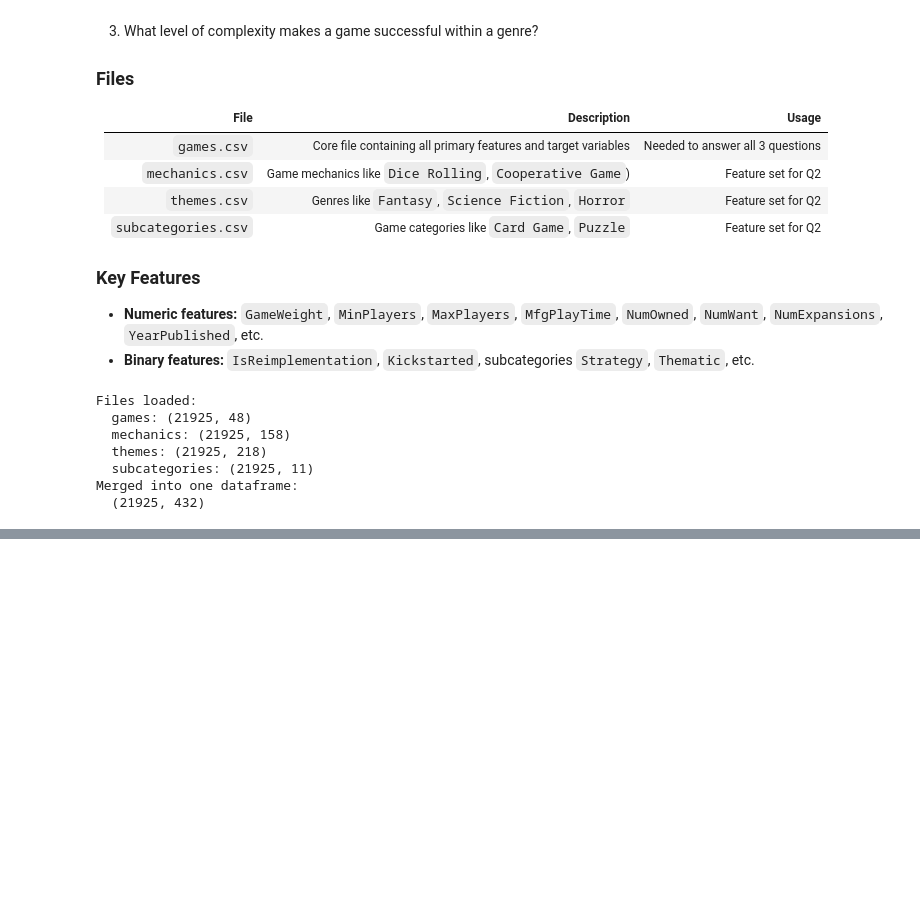
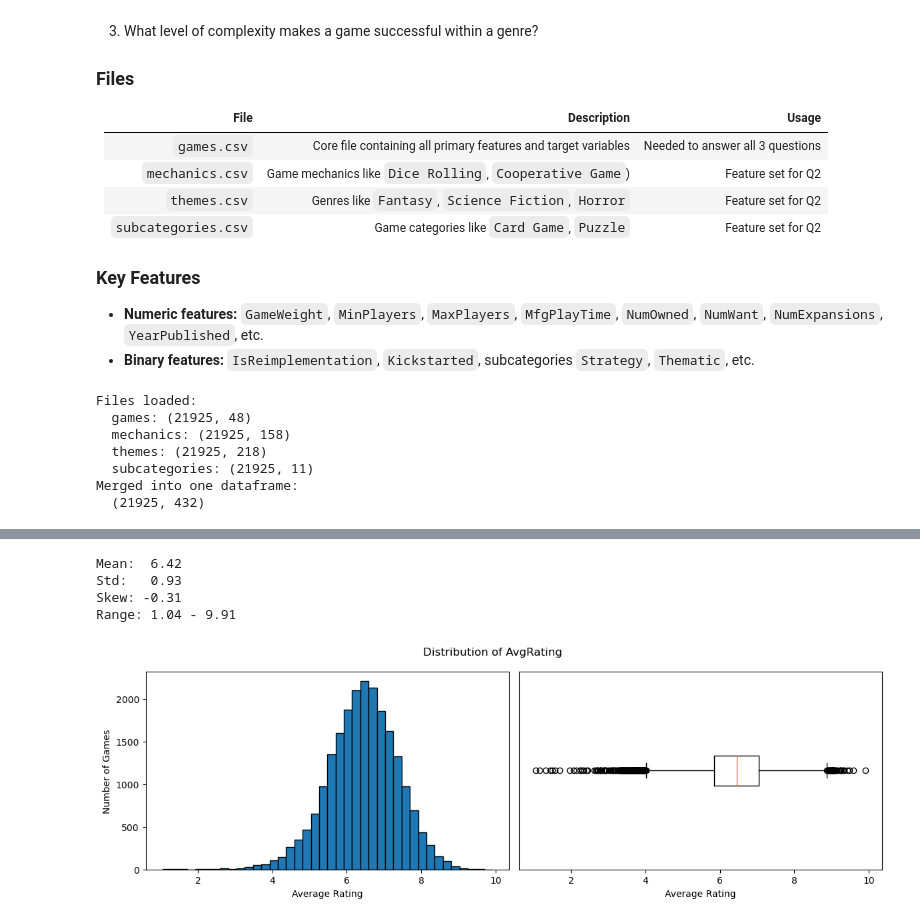
Before and after one commit to lelandweeks/BoardGameGeek-Rating-Analysis, a Jupyter notebook: notebooks/project_eda.ipynb, the cells around one changed output, grey strips where cells are left out. Cells and saved outputs as stored; diff of their text form; code cells hidden in the pictures; blank space fills up the shorter version.

```diff
--- a/notebooks/project_eda.ipynb
+++ b/notebooks/project_eda.ipynb
@@ -49,0 +92,26 @@ Merged into one dataframe:
+# %%
+# target variable
+data = df['AvgRating'].dropna()
+
+print(f'Mean:  {data.mean():.2f}')
+print(f'Std:   {data.std():.2f}')
+print(f'Skew: {data.skew():.2f}')
+print(f'Range: {data.min():.2f} - {data.max():.2f}')
+
+fig, axes = plt.subplots(1, 2, figsize=(12, 4))
+fig.suptitle('Distribution of AvgRating')
+axes[0].hist(data, bins=40, edgecolor='black')
+axes[0].set_xlabel('Average Rating')
+axes[0].set_ylabel('Number of Games')
+axes[1].boxplot(data, vert=False)
+axes[1].set_xlabel('Average Rating')
+axes[1].set_yticks([])
+plt.tight_layout()
+plt.show()
+plt.close()
+# %% [output]
+Mean:  6.42
+Std:   0.93
+Skew: -0.31
+Range: 1.04 - 9.91
+[figure, added]
```
Also changed, not shown: parts of 9 cells of this notebook.
